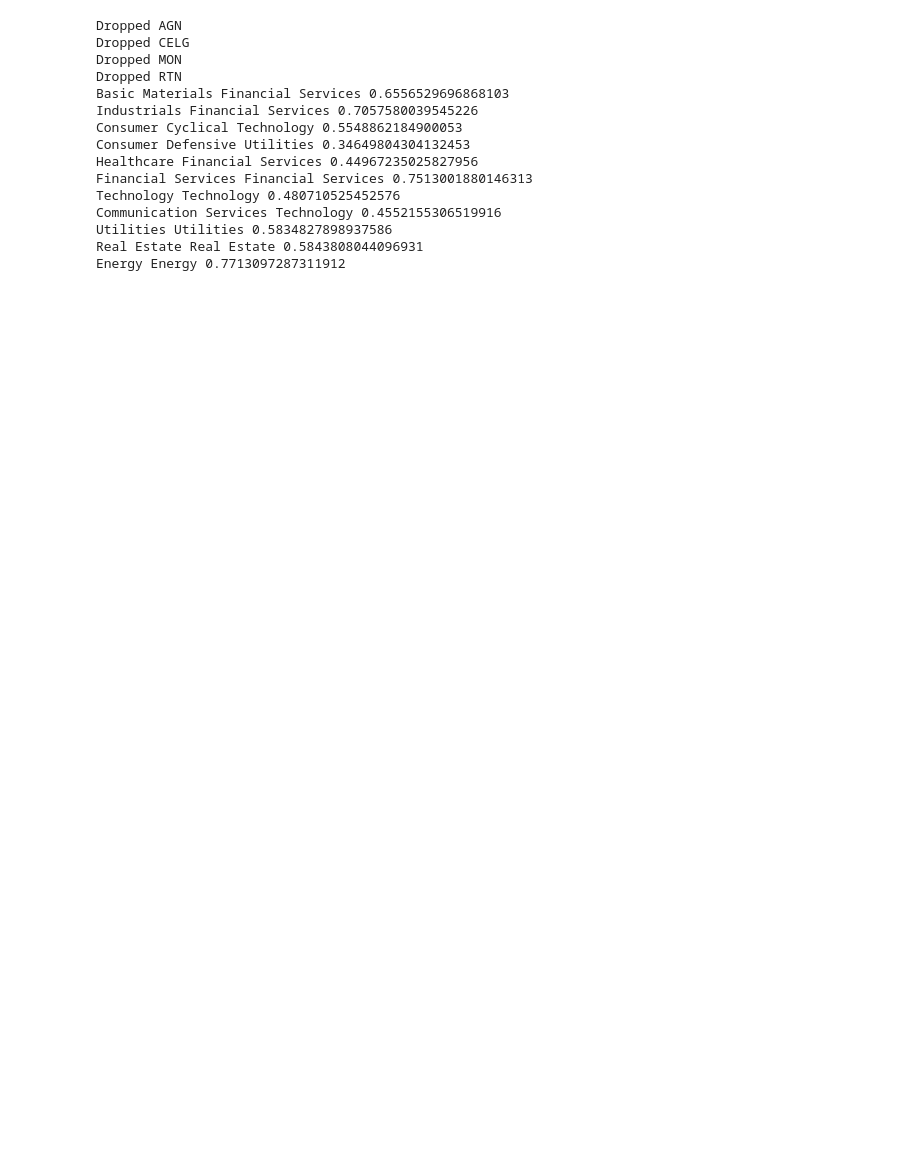
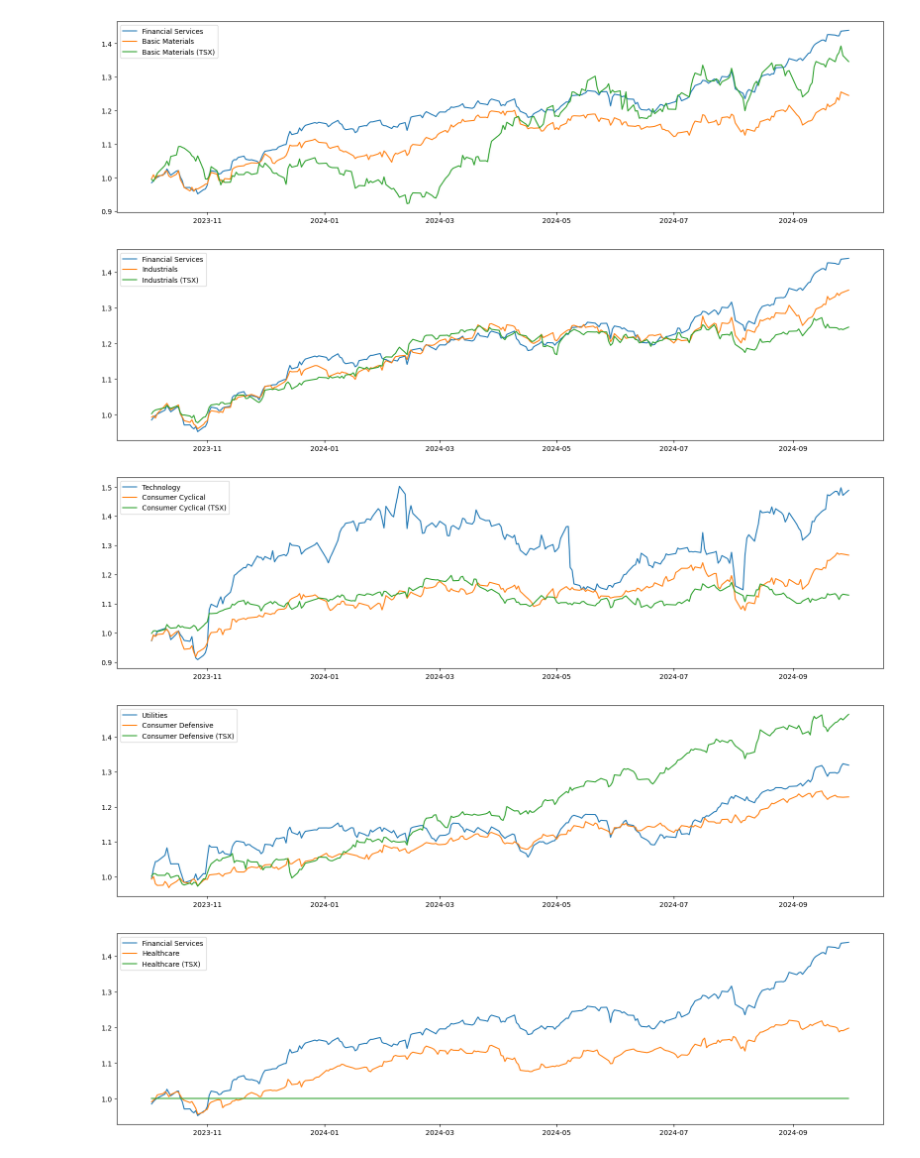
Before and after one commit to pingu15/CFM101, a Jupyter notebook: Final.ipynb, the cells around one changed output. Saved outputs shown, nothing was run; the diff lists cells and outputs as text; code cells hidden in the pictures; blank space fills up the shorter version.

Commit message:
add graphs for aggregate pct change of sectors

```diff
--- a/Final.ipynb
+++ b/Final.ipynb
@@ -79,50 +79,56 @@ def corr(df, stock, sector):
 # returns df containing history for each sector in TSX60
 # since historical data for each sector is unavailable, we take the weighted average of all stocks in each sector
 def tsx_sectors():
     data, history = get_tickers('TSX60.csv')
     sector_history = pd.DataFrame({sector: 0 for sector in sectors}, index=history[data.index[0]].index)
     total_market_cap = {sector: 0 for sector in sectors}
     for stock in history:
         total_market_cap[data['sector'].loc[stock]] += data['marketCap'].loc[stock]
     for stock in history:
         sector = data['sector'].loc[stock]
         sector_history[sector] += history[stock]*data['marketCap'].loc[stock]/total_market_cap[sector]
     return sector_history
 
 # returns df containing history for each sector in S&P500
 def sp_sectors():
     history = {sector: yf.Ticker(sectors[sector][2]).history(start=start_date, end=end_date)['Close'].pct_change().dropna() for sector in sectors}
     return pd.DataFrame(history, index=list(history.values())[0].index)
 
-data, history = get_tickers()
-sector_beta = calc(data, history, beta)
-sector_corr = calc(data, history, corr)
+def aggregate_pct_change(history, stock):
+    result = pd.Series(index=history[stock].index)
+    prev = 1
+    for day in history[stock].index:
+        result[day] = prev*(1+history[stock][day])
+        prev = result[day]
+    return result
+
+# data, history = get_tickers()
+# sector_beta = calc(data, history, beta)
+# sector_corr = calc(data, history, corr)
 tsx_by_sector = tsx_sectors()
 sp_by_sector = sp_sectors()
-sector_metric = {stock:{} for stock in data.index}
+# sector_metric = {stock:{} for stock in data.index}
 for sector in sectors:
     best = 0
     best_sector = ''
     for tmp in sectors:
         if(tmp == 'Healthcare'):
             continue
         if(tsx_by_sector[tmp].corr(sp_by_sector[sector]) > best):
             best = tsx_by_sector[tmp].corr(sp_by_sector[sector])
             best_sector = tmp
-    print(sector, best_sector, best)
+    a = aggregate_pct_change(tsx_by_sector, best_sector)
+    c = aggregate_pct_change(tsx_by_sector, sector)
+    b = aggregate_pct_change(sp_by_sector, sector)
+    plt.figure(figsize=(20, 5))
+    plt.plot(a.index, a, label=best_sector)
+    plt.plot(b.index, b, label=sector)
+    plt.plot(c.index, c, label=sector + ' (TSX)')
+    plt.legend()
+    plt.show()
 # %% [output]
-Dropped AGN
-Dropped CELG
-Dropped MON
-Dropped RTN
-Basic Materials Financial Services 0.6556529696868103
-Industrials Financial Services 0.7057580039545226
-Consumer Cyclical Technology 0.5548862184900053
-Consumer Defensive Utilities 0.34649804304132453
-Healthcare Financial Services 0.44967235025827956
-Financial Services Financial Services 0.7513001880146313
-Technology Technology 0.480710525452576
-Communication Services Technology 0.4552155306519916
-Utilities Utilities 0.5834827898937586
-Real Estate Real Estate 0.5843808044096931
-Energy Energy 0.7713097287311912
+[figure, added]
+[figure, added]
+[figure, added]
+[figure, added]
+[figure, added]
```
Also changed, not shown: parts of 1 cell of this notebook.
